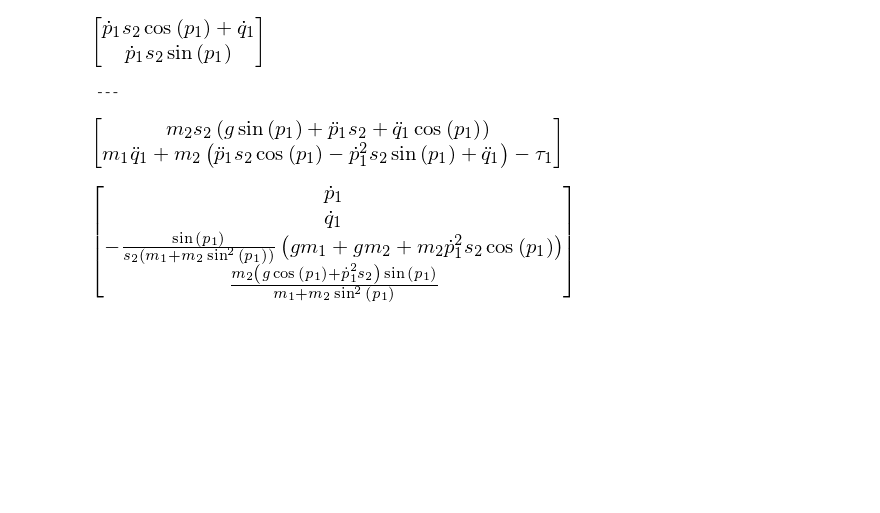
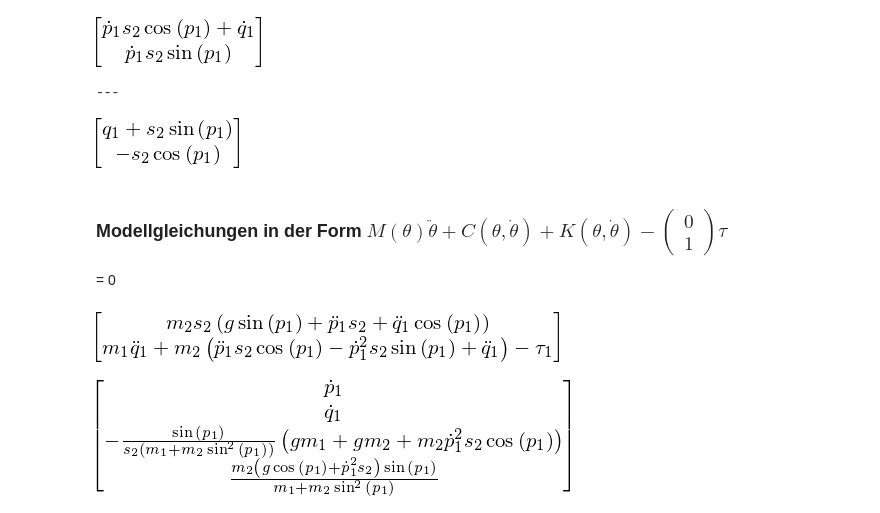
Before and after one commit to cknoll/demo-material, a Jupyter notebook: nl2-uebung2017-5-aufgabe5.ipynb, the cells around one changed output. Cells and saved outputs as stored; diff of their text form; code cells hidden in the pictures; blank space fills up the shorter version.

```diff
--- a/nl2-uebung2017-5-aufgabe5.ipynb
+++ b/nl2-uebung2017-5-aufgabe5.ipynb
@@ -101,6 +104,10 @@ Sd1, Sd2  = st.col_split(st.time_deriv(st.col_stack(S1, S2), ttheta)) ##
 [figure]
 [figure]
 ---
+# %%
+S2
+# %% [output]
+[figure, added]
 # %%
 # Energie
 T_rot = 0 # (Punktmassenmodell)
@@ -111,6 +118,13 @@ T = T_rot + T_trans[0]
 V = m2*g*S2[1]
 # %%
 mod = mt.generate_symbolic_model(T, V, ttheta, [0, tau1])
+# %% [markdown]
+### Modellgleichungen in der Form $M(\theta) \ddot{\theta} + C(\theta, \dot \theta) + K(\theta, \dot \theta) -
+\left(\begin{smallmatrix}
+ 0 \\
+1
+\end{smallmatrix} \right) \tau
+$ = 0
 # %%
 mod.eqns
 # %% [output]
```
Also changed, not shown: parts of 34 cells of this notebook.
